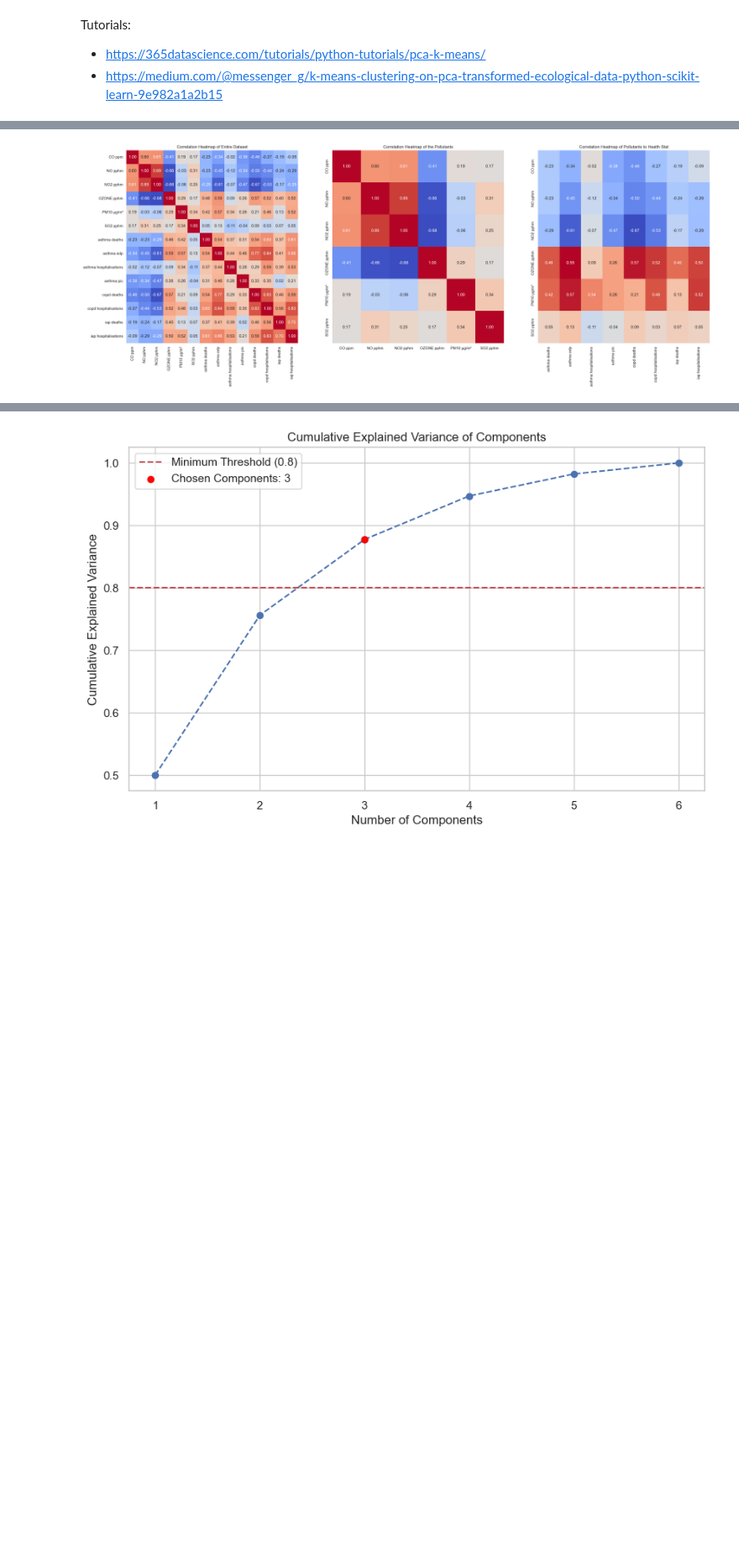
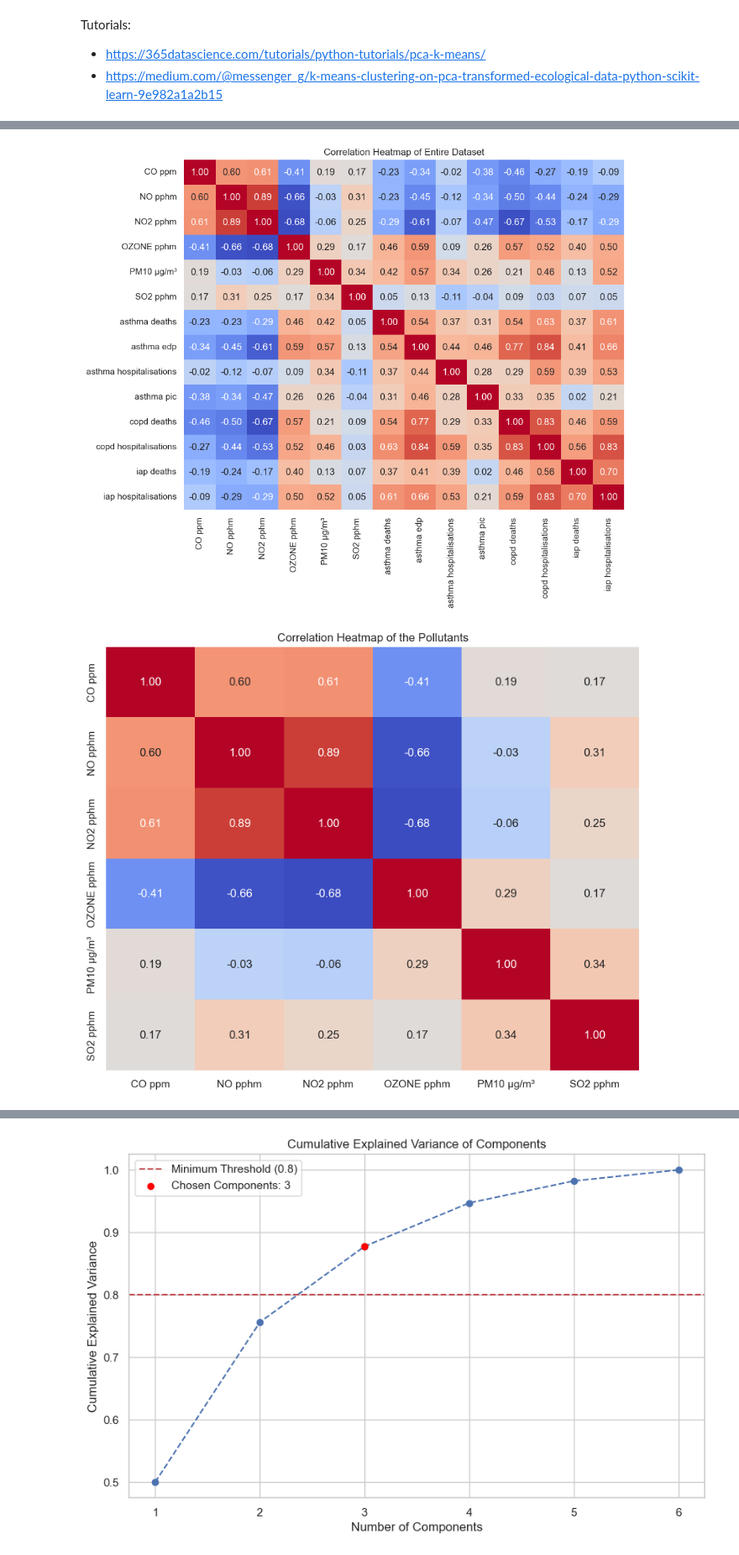
Before and after one commit to SethKalantzis-103992935/COS30049-Computing-Technology-Innovation-Project, a Jupyter notebook: v3/analysis/clustering-k-means.ipynb, the cells around one changed output, grey strips where cells are left out. Shown at 84% size. Saved outputs shown, nothing was run; the diff lists cells and outputs as text; code cells hidden in the pictures; blank space fills up the shorter version.

Commit message:
Change heatmap configuration for kmeans analysis

```diff
--- a/v3/analysis/clustering-k-means.ipynb
+++ b/v3/analysis/clustering-k-means.ipynb
@@ -105,23 +105,24 @@ possible_pollutants = ['CO ppm', 'NO pphm', 'NO2 pphm', 'OZONE pphm', 'PM10 µg/
 pollutant_columns = [col for col in df.columns if col in possible_pollutants]                          # Extract pollutant columns
 health_stat_columns = [col for col in df.columns if col not in pollutant_columns]                      # Extract health stat columns
 # %%
-# Create a subplot
-fig, ax = plt.subplots(1, 3, figsize=(30, 10))                                                                                    # Create a subplot
-
 # Correlation heatmap of the entire dataset
-sns.heatmap(df.corr(), ax=ax[0], cmap='coolwarm', annot=True, fmt=".2f", cbar=False)                                              # Correlation heatmap of the entire dataset
-ax[0].set_title('Correlation Heatmap of Entire Dataset')                                                                          # Set the title of the first subplot
+plt.figure(figsize=(10, 8))                                                          # Set the figure size
+sns.heatmap(df.corr(), cmap='coolwarm', annot=True, fmt=".2f", cbar=False)           # Create the heatmap
+plt.title('Correlation Heatmap of Entire Dataset')                                   # Set the title
+plt.show()                                                                           # Display the plot
 
 # Correlation heatmap of the health statistics
-sns.heatmap(df[pollutant_columns].corr(), ax=ax[1], cmap='coolwarm', annot=True, fmt=".2f", cbar=False)                           # Correlation heatmap of the health statistics
-ax[1].set_title('Correlation Heatmap of the Pollutants')                                                                          # Set the title of the second subplot
+plt.figure(figsize=(10, 8))                                                                            # Set the figure size
+sns.heatmap(df[pollutant_columns].corr(), cmap='coolwarm', annot=True, fmt=".2f", cbar=False)         # Create the heatmap
+plt.title('Correlation Heatmap of the Pollutants')                                                    # Set the title
+plt.show()                                                                                            # Display the plot
 
 # Correlation heatmap of pollutant columns to health stat column
-pollutant_health_corr = df[pollutant_columns + health_stat_columns].corr().loc[pollutant_columns, health_stat_columns]            # Correlation heatmap of pollutant columns to health stat column
-sns.heatmap(pollutant_health_corr, ax=ax[2], cmap='coolwarm', annot=True, fmt=".2f", cbar=False)                                  # Correlation heatmap of pollutant columns to health stat column
-ax[2].set_title('Correlation Heatmap of Pollutants to Health Stat')                                                               # Set the title of the third subplot
-
-# Display the visualization
-plt.show()                                                                                                                        # Display the visualization
+pollutant_health_corr = df[pollutant_columns + health_stat_columns].corr().loc[pollutant_columns, health_stat_columns]     # Extract the correlation matrix
+plt.figure(figsize=(10, 8))                                                                                                # Set the figure size
+sns.heatmap(pollutant_health_corr, cmap='coolwarm', annot=True, fmt=".2f", cbar=False)                                     # Create the heatmap
+plt.title('Correlation Heatmap of Pollutants to Health Stat')                                                              # Set the title
+plt.show()                                                                                                                 # Display the plot
 # %% [output]
-[figure, old version]
+[figure, new version]
+[figure, added]
```
Also changed, not shown: parts of 1 cell of this notebook.
